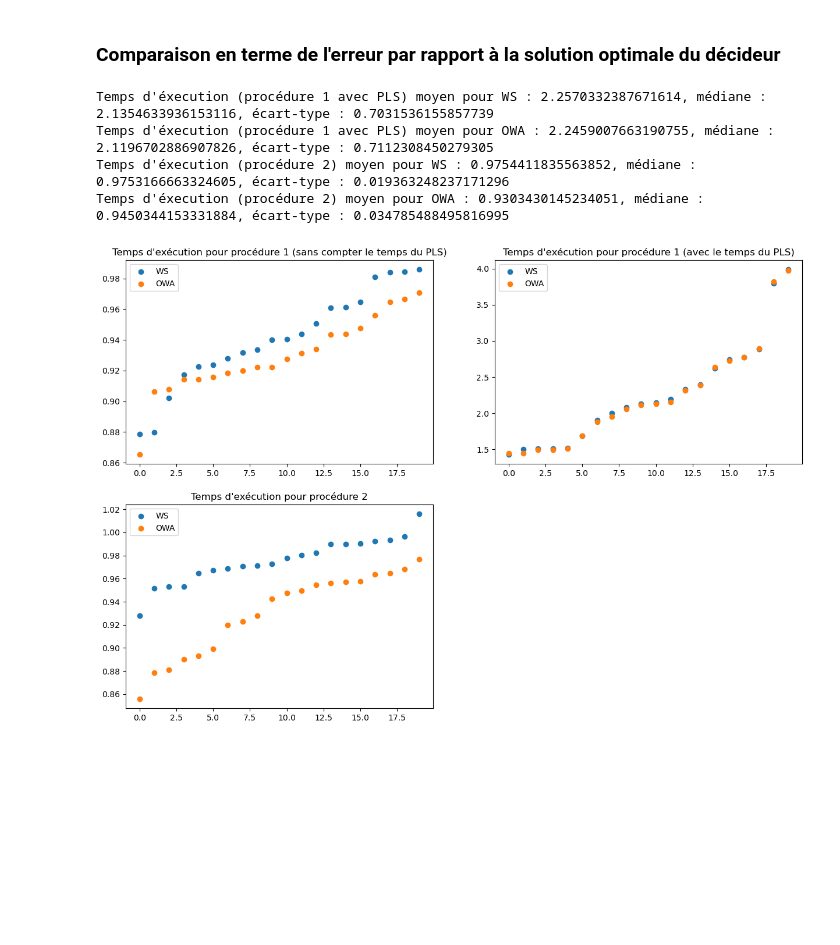
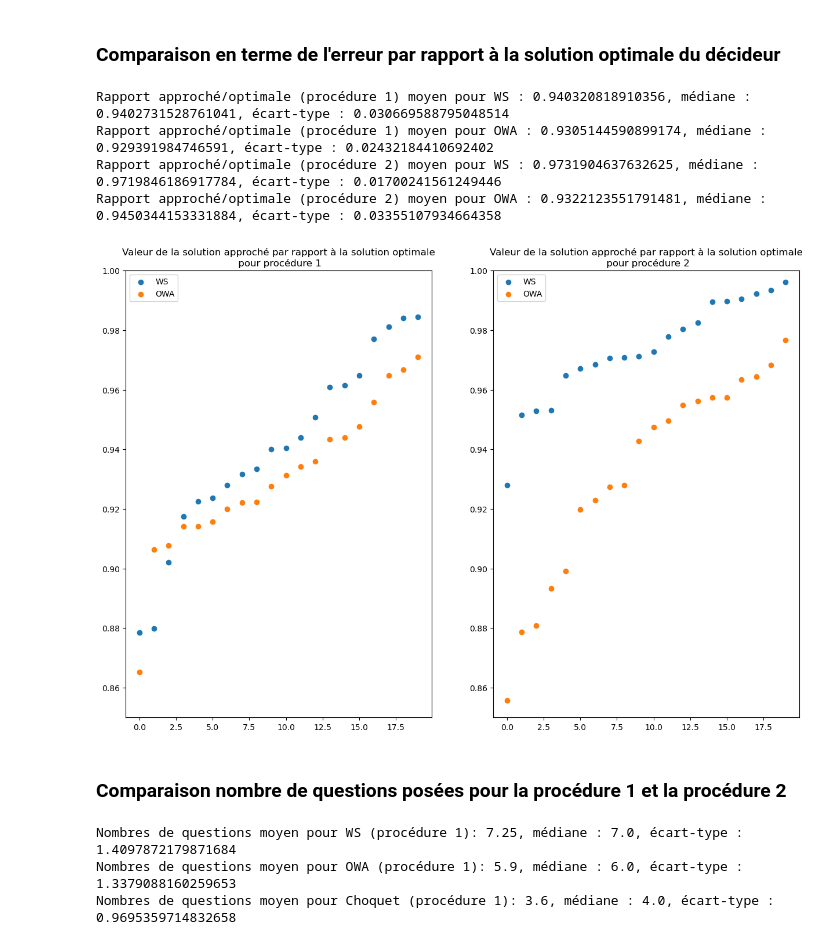
Before and after one commit to Zectalier/MADMC-sac-a-dos, a Jupyter notebook: analyse.ipynb, the cells around one changed output. Drawn from its saved outputs; the diff is of its cells as text; code cells hidden in the pictures; blank space fills up the shorter version.

```diff
--- a/analyse.ipynb
+++ b/analyse.ipynb
@@ -147,20 +147,20 @@ plt.show()
 dirpath = "./logs/process2/"
 files = os.listdir(dirpath)
 
-ws_data = []
-owa_data = []
-choquet_data = []
+ws_data_2 = []
+owa_data_2 = []
+choquet_data_2 = []
 
 for file in files:
     df = pd.read_csv(dirpath+file)
     if "WS" in file:
-        ws_data.append(df)
+        ws_data_2.append(df)
     elif "OWA" in file:
-        owa_data.append(df)
+        owa_data_2.append(df)
     if "Choquet" in file:
-        choquet_data.append(df)
+        choquet_data_2.append(df)
 
-all_data_2 = [ws_data, owa_data, choquet_data]
+all_data_2 = [ws_data_2, owa_data_2, choquet_data_2]
 # %%
 #On récupère le temps d'éxécution du PLS pour la première procédure
 
@@ -223,43 +223,46 @@ Temps d'éxecution (procédure 2) moyen pour Choquet : 16.825809502601622, médi
 # %%
 func_names = ["WS", "OWA", "Choquet"]
 ind = 0
 plt.figure(figsize=(15, 10))
 
-#On ne prends pas en compte le dernier set de data qui correspond au Choquet, car nous n'avons pas implémenté le calcul de la solution optimale avec gurobi pour cette fonction
+# On ne prends pas en compte le dernier set de data qui correspond au Choquet, car nous n'avons pas implémenté le calcul de la solution optimale avec gurobi pour cette fonction
 for data in all_data_1[:2]:
-    times = [d.tail(1)["Error rate"] for d in data]
-    times = np.array(times).flatten()
-    times_with_pls = times + time_pls #On ajoute le temps d'éxecution du PLS en plus du temps de l'élicitation incrémentale
-    times = np.sort(times)
-    times_with_pls = np.sort(times_with_pls)
-
-    plt.subplot(2, 2, 1)
-    plt.scatter(range(len(times)), times, label=func_names[ind])
+    error = [d.tail(1)["Error rate"] for d in data]
+    error = np.array(error).flatten()
+    error = np.sort(error)
+    plt.subplot(1, 2, 1)
+    plt.scatter(range(len(error)), error, label=func_names[ind])
+    plt.ylim([0.85, 1.0])
     plt.legend(loc='upper left')
-    plt.title("Temps d'exécution pour procédure 1 (sans compter le temps du PLS)")
-    plt.subplot(2, 2, 2)
-    plt.scatter(range(len(times_with_pls)), times_with_pls, label=func_names[ind])
-    plt.title("Temps d'exécution pour procédure 1 (avec le temps du PLS)")
-    plt.legend(loc='upper left')
-    print("Temps d'éxecution (procédure 1 avec PLS) moyen pour " + func_names[ind] + " : " + str(np.mean(times_with_pls)) + ", médiane : " + str(np.median(times_with_pls)) + ", écart-type : " + str(np.std(times_with_pls)))
+    plt.title("Valeur de la solution approché par rapport à la solution optimale\n pour procédure 1")
+    print("Rapport approché/optimale (procédure 1) moyen pour " + func_names[ind] + " : " + str(np.mean(error)) + ", médiane : " + str(np.median(error)) + ", écart-type : " + str(np.std(error)))
     ind += 1
 
 ind = 0
 for data in all_data_2[:2]:
-    times = [d.tail(1)["Error rate"] for d in data]
-    times = np.array(times).flatten()
-
-    times = np.sort(times)
-
-    plt.subplot(2, 2, 3)
-    plt.scatter(range(len(times)), times, label=func_names[ind])
-    plt.title("Temps d'exécution pour procédure 2")
+    error = [d.tail(1)["Error rate"] for d in data]
+    error = np.array(error).flatten()
+    error = np.sort(error)
+    plt.subplot(1, 2, 2)
+    plt.scatter(range(len(error)), error, label=func_names[ind])
+    plt.ylim([0.85, 1.0])
+    plt.title("Valeur de la solution approché par rapport à la solution optimale\n pour procédure 2")
     plt.legend(loc='upper left')
-    print("Temps d'éxecution (procédure 2) moyen pour " + func_names[ind] + " : " + str(np.mean(times)) + ", médiane : " + str(np.median(times)) + ", écart-type : " + str(np.std(times)))
+    print("Rapport approché/optimale (procédure 2) moyen pour " + func_names[ind] + " : " + str(np.mean(error)) + ", médiane : " + str(np.median(error)) + ", écart-type : " + str(np.std(error)))
     ind += 1
 # %% [output]
-Temps d'éxecution (procédure 1 avec PLS) moyen pour WS : 2.2570332387671614, médiane : 2.1354633936153116, écart-type : 0.7031536155857739
-Temps d'éxecution (procédure 1 avec PLS) moyen pour OWA : 2.2459007663190755, médiane : 2.1196702886907826, écart-type : 0.7112308450279305
-Temps d'éxecution (procédure 2) moyen pour WS : 0.9754411835563852, médiane : 0.9753166663324605, écart-type : 0.019363248237171296
-Temps d'éxecution (procédure 2) moyen pour OWA : 0.9303430145234051, médiane : 0.9450344153331884, écart-type : 0.034785488495816995
+Rapport approché/optimale (procédure 1) moyen pour WS : 0.940320818910356, médiane : 0.9402731528761041, écart-type : 0.030669588795048514
+Rapport approché/optimale (procédure 1) moyen pour OWA : 0.9305144590899174, médiane : 0.929391984746591, écart-type : 0.02432184410692402
+Rapport approché/optimale (procédure 2) moyen pour WS : 0.9731904637632625, médiane : 0.9719846186917784, écart-type : 0.01700241561249446
+Rapport approché/optimale (procédure 2) moyen pour OWA : 0.9322123551791481, médiane : 0.9450344153331884, écart-type : 0.03355107934664358
-[figure, old version]
+[figure, new version]
+# %% [markdown]
+### Comparaison nombre de questions posées pour la procédure 1 et la procédure 2
+# %%
+print("Nombres de questions moyen pour WS (procédure 1): " + str(np.mean(all_queries_ws)) + ", médiane : " + str(np.median(all_queries_ws)) + ", écart-type : " + str(np.std(all_queries_ws)))
+print("Nombres de questions moyen pour OWA (procédure 1): " + str(np.mean(all_queries_owa)) + ", médiane : " + str(np.median(all_queries_owa)) + ", écart-type : " + str(np.std(all_queries_owa)))
+print("Nombres de questions moyen pour Choquet (procédure 1): " + str(np.mean(all_queries_choquet)) + ", médiane : " + str(np.median(all_queries_choquet)) + ", écart-type : " + str(np.std(all_queries_choquet)))
+# %% [output]
+Nombres de questions moyen pour WS (procédure 1): 7.25, médiane : 7.0, écart-type : 1.4097872179871684
+Nombres de questions moyen pour OWA (procédure 1): 5.9, médiane : 6.0, écart-type : 1.3379088160259653
+Nombres de questions moyen pour Choquet (procédure 1): 3.6, médiane : 4.0, écart-type : 0.9695359714832658
```
Also changed, not shown: parts of 4 cells of this notebook, 4 other files.
